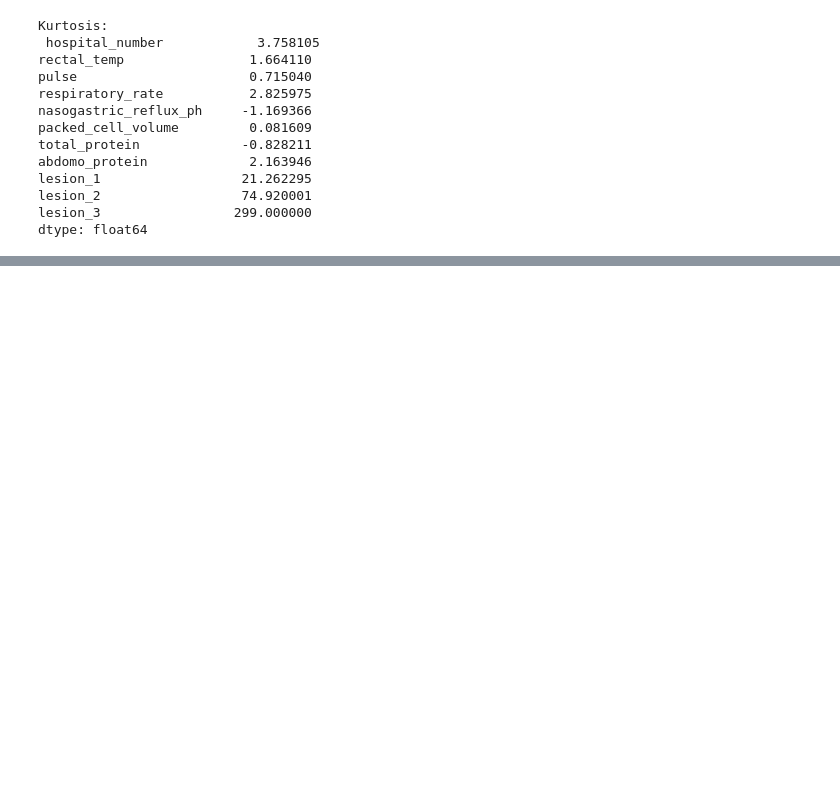
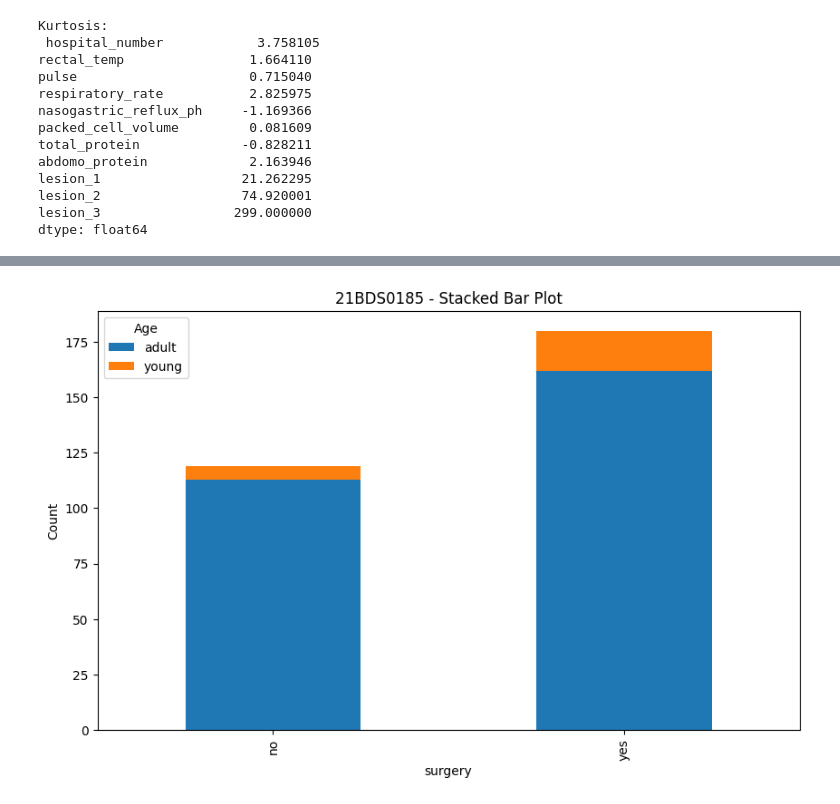
Before and after one commit to namandm/-EDA-21BDS0185, a Jupyter notebook: 21BDS0185.ipynb, the cells around one changed output, grey strips where cells are left out. Saved outputs shown, nothing was run; the diff lists cells and outputs as text; code cells hidden in the pictures; blank space fills up the shorter version.

```diff
--- a/21BDS0185.ipynb
+++ b/21BDS0185.ipynb
@@ -513,0 +574,11 @@ dtype: float64
+# %%
+# Stacked Bar Plot
+stack = pd.crosstab(df[categorical_col], df['age'])
+stack.plot(kind='bar', stacked=True, figsize=(10,6))
+plt.title('21BDS0185 - Stacked Bar Plot')
+plt.xlabel(categorical_col)
+plt.ylabel('Count')
+plt.legend(title='Age')
+plt.show()
+# %% [output]
+[figure, added]
```
Also changed, not shown: parts of 13 cells of this notebook.
